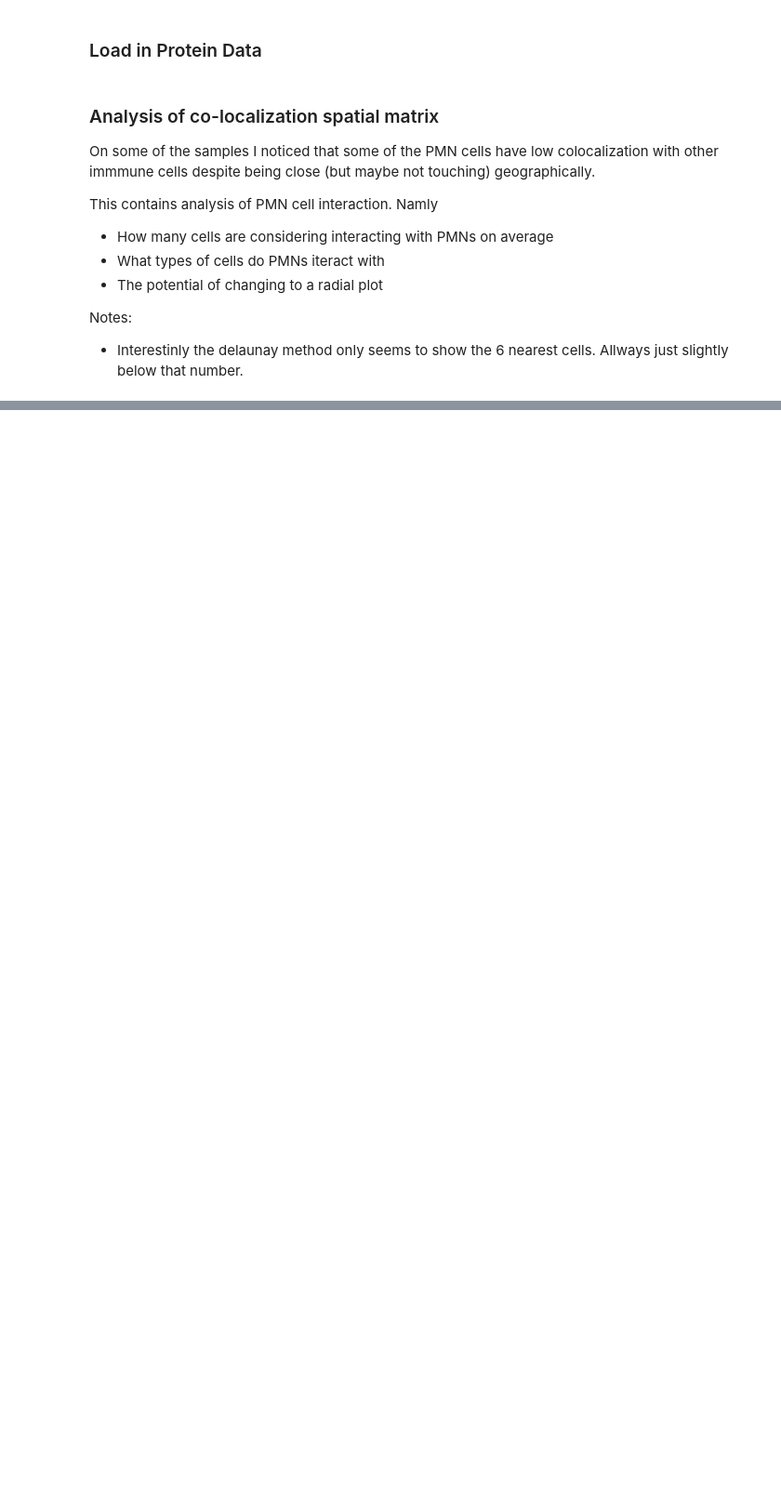
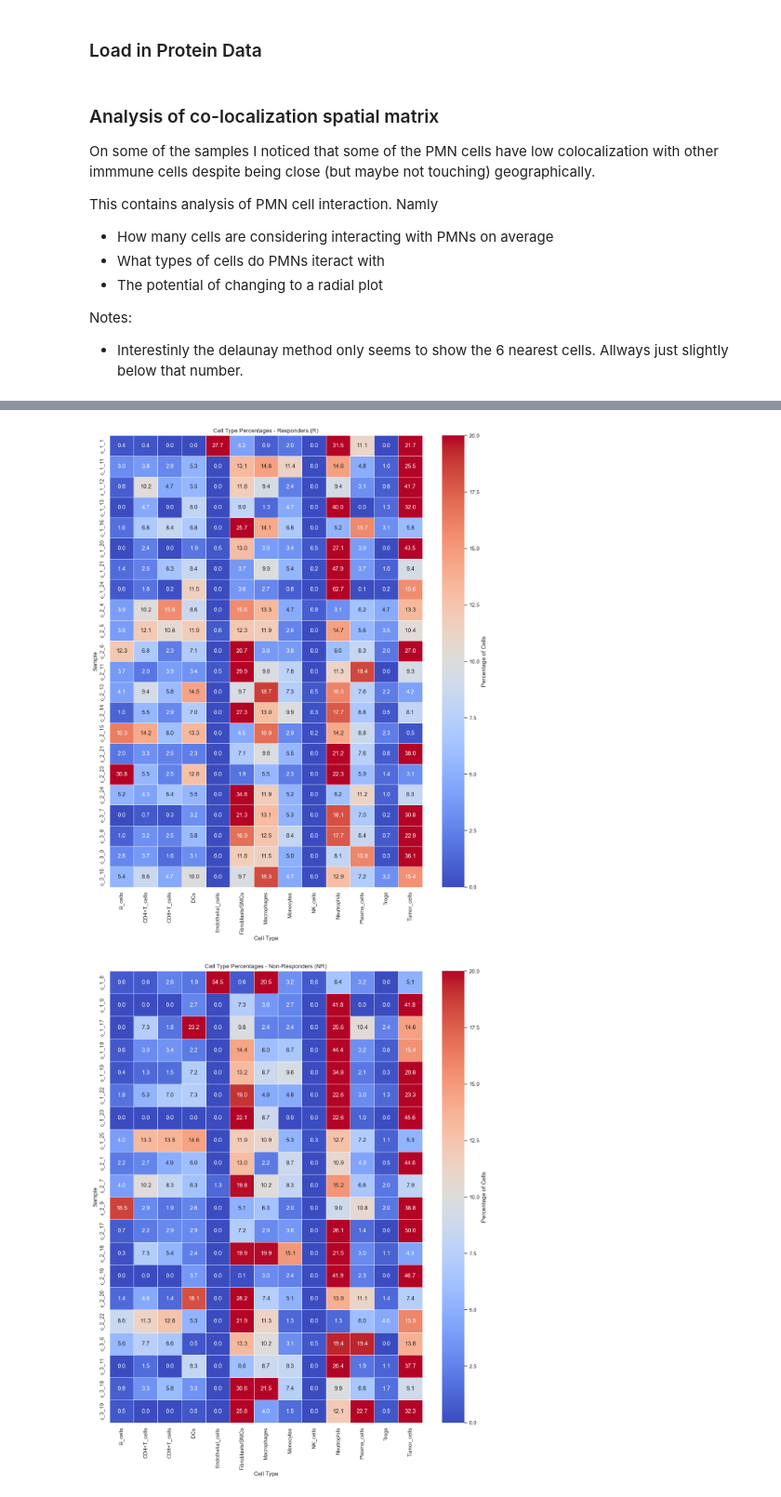
Before and after one commit to EDJohns/2025-Dinh-Lab-Research-Project, a Jupyter notebook: Shapiro 2025 Project/Python SquidPy/Spatial_Neighbors_Charts.ipynb, the cells around one changed output, grey strips where cells are left out. Shown at 93% size. Saved outputs shown, nothing was run; the diff lists cells and outputs as text; code cells hidden in the pictures; blank space fills up the shorter version.

```diff
--- a/Shapiro 2025 Project/Python SquidPy/Spatial_Neighbors_Charts.ipynb
+++ b/Shapiro 2025 Project/Python SquidPy/Spatial_Neighbors_Charts.ipynb
@@ -87 +215,45 @@ display(all_total_counts)
+# %%
+import seaborn as sns
+import matplotlib.pyplot as plt
+
+# Optional: Set Seaborn styling
+sns.set(style="whitegrid")
+
+# Create the heatmap
+plt.figure(figsize=(12, 15))  # adjust size as needed
+sns.heatmap(
+    all_total_counts_R_percent,
+    cmap="coolwarm",        # or "magma", "coolwarm", etc.
+    annot=True,            # shows the % values in cells
+    fmt=".1f",             # one decimal place
+    cbar_kws={'label': 'Percentage of Cells'},
+    vmin=0,
+    vmax=20,
+    linewidths=0.5         # optional: adds grid lines
+)
+plt.title("Cell Type Percentages - Responders (R)")
+plt.xlabel("Cell Type")
+plt.ylabel("Sample")
+plt.tight_layout()
+plt.show()
+
+plt.figure(figsize=(12, 15))
+sns.heatmap(
+    all_total_counts_NR_percent,
+    cmap="coolwarm",
+    annot=True,
+    fmt=".1f",
+    cbar_kws={'label': 'Percentage of Cells'},
+    vmin=0,
+    vmax=20,
+    linewidths=0.5
+)
+plt.title("Cell Type Percentages - Non-Responders (NR)")
+plt.xlabel("Cell Type")
+plt.ylabel("Sample")
+plt.tight_layout()
+plt.show()
+# %% [output]
+[figure, added]
+[figure, added]
 # %% [markdown]
```
Also changed, not shown: parts of 30 cells of this notebook, 23 other files.
